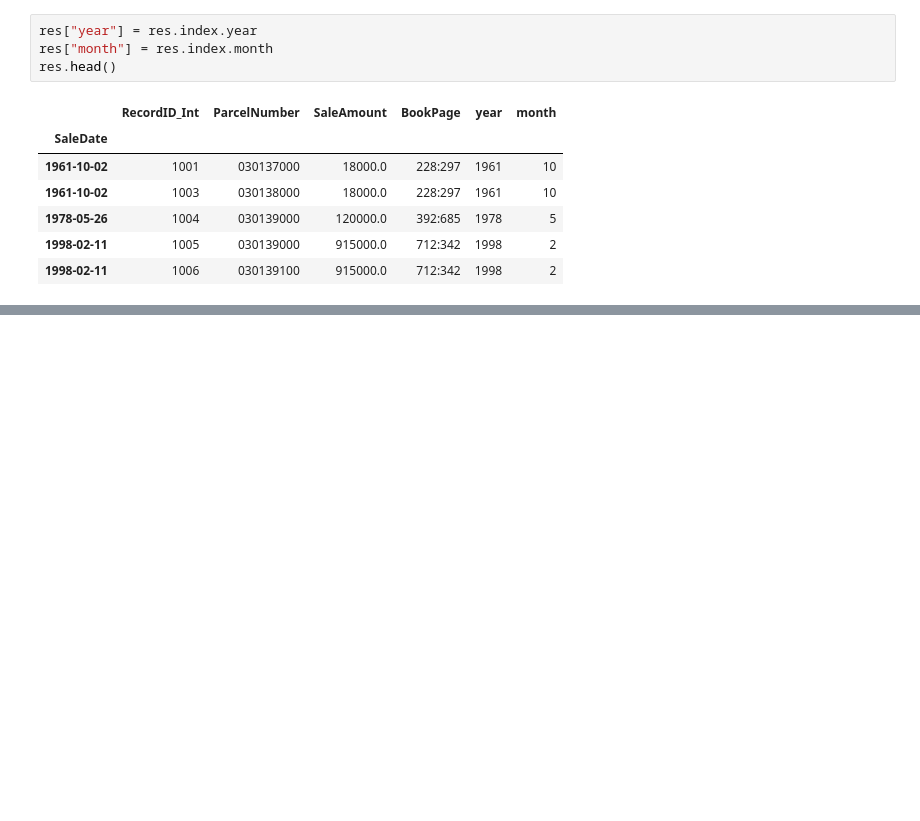
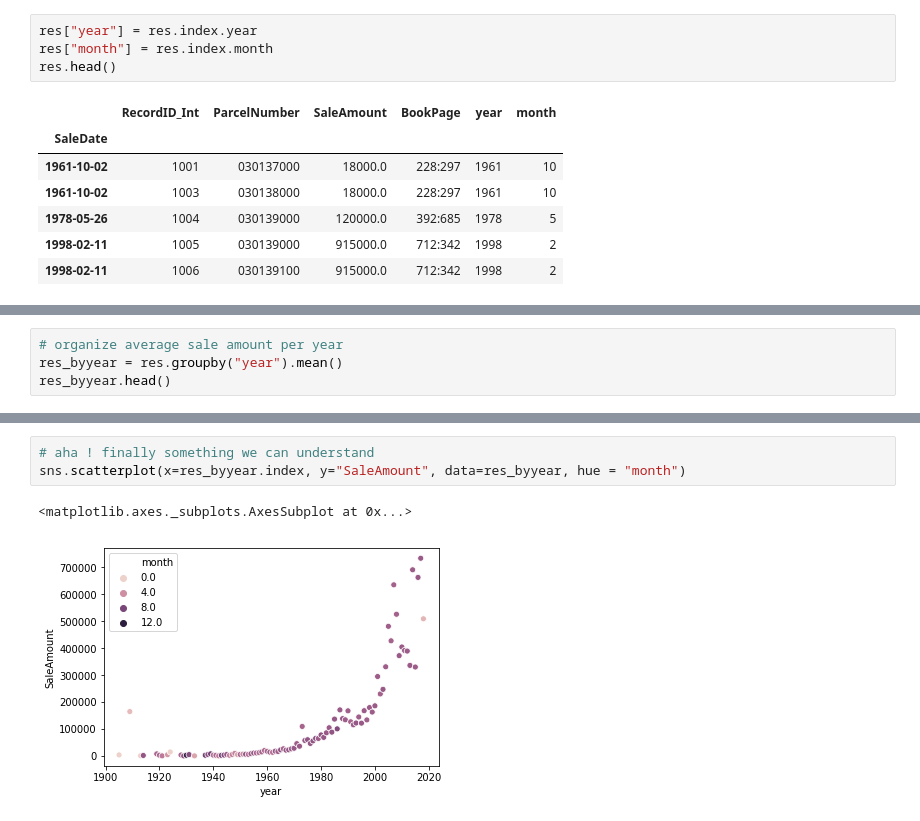
Before and after one commit to veenaramesh/charlottesville_housing, a Jupyter notebook: visualizations-cva-housing.ipynb, the cells around one changed output, grey strips where cells are left out. Saved outputs shown, nothing was run; the diff lists cells and outputs as text; blank space fills up the shorter version.

```diff
--- a/visualizations-cva-housing.ipynb
+++ b/visualizations-cva-housing.ipynb
@@ -138,0 +179,4 @@ sns.scatterplot(x="year", y="SaleAmount", data=res, hue = "month")
+# %%
+# organize average sale amount per year
+res_byyear = res.groupby("year").mean()
+res_byyear.head()
@@ -138,0 +191,6 @@ sns.scatterplot(x="year", y="SaleAmount", data=res, hue = "month")
+# %%
+# aha ! finally something we can understand
+sns.scatterplot(x=res_byyear.index, y="SaleAmount", data=res_byyear, hue = "month")
+# %% [output]
+<matplotlib.axes._subplots.AxesSubplot at 0x...>
+[figure, added]
```
Also changed, not shown: parts of 6 cells of this notebook.
